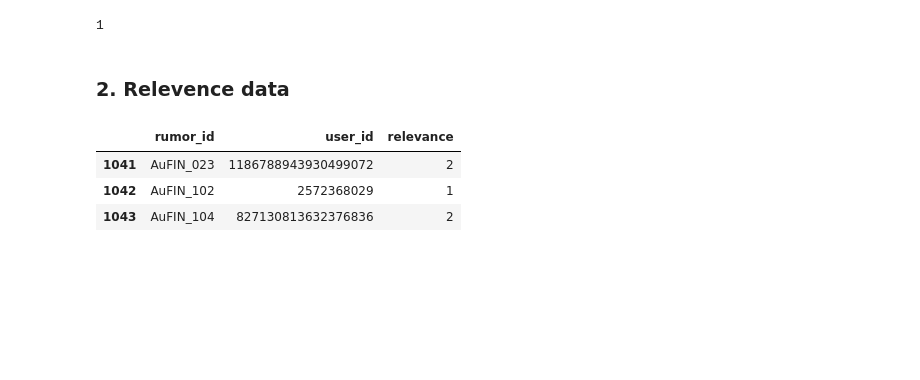
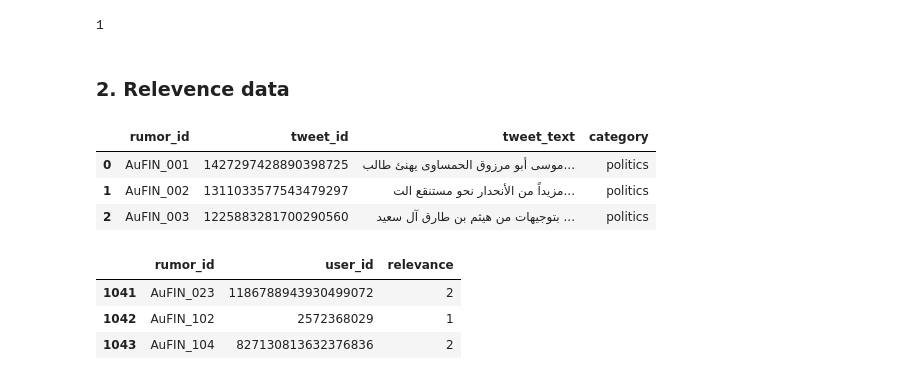
Before and after one commit to GharafiHamza/AINoLoPs, a Jupyter notebook: data-analysis/data-vis.ipynb, the cells around one changed output. Drawn from its saved outputs; the diff is of its cells as text; code cells hidden in the pictures; blank space fills up the shorter version.

```diff
--- a/data-analysis/data-vis.ipynb
+++ b/data-analysis/data-vis.ipynb
@@ -150,6 +126,14 @@ max(a)
 1
 # %% [markdown]
 ### 2. Relevence data
+# %%
+rumors = pd.concat([train_rumors , dev_rumors])
+rumors.head(3)
+# %% [output]
+|  | rumor_id | tweet_id | tweet_text | category |
+| 0 | AuFIN_001 | 1427297428890398725 | موسى أبو مرزوق الحمساوى يهنئ طالب... | politics |
+| 1 | AuFIN_002 | 1311033577543479297 | مزيداً من الأنحدار نحو مستنقع الت... | politics |
+| 2 | AuFIN_003 | 1225883281700290560 | بتوجيهات من هيثم بن طارق آل سعيد ... | politics |
 # %%
 columns = ["rumor_id", "0", "user_id", "relevance"]
 relevance_data = text_to_dataframe(path_relevance_judgments , columns).drop(["0"] , axis=1)
```
Also changed, not shown: parts of 30 cells of this notebook.
